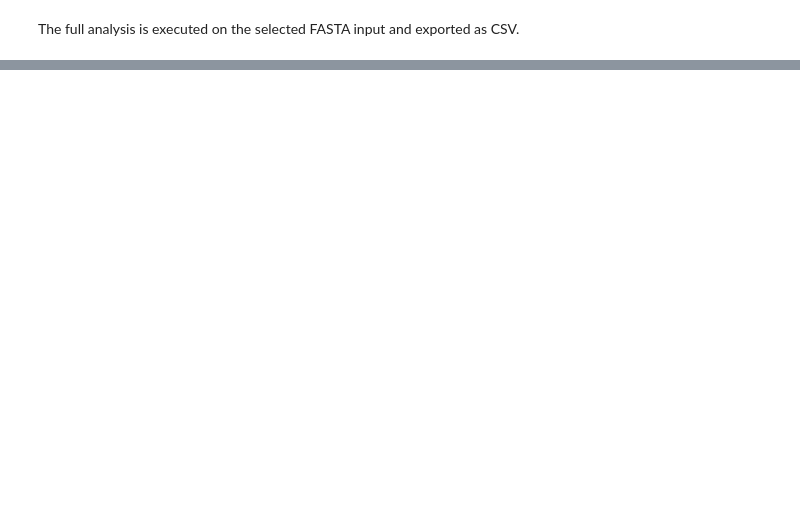
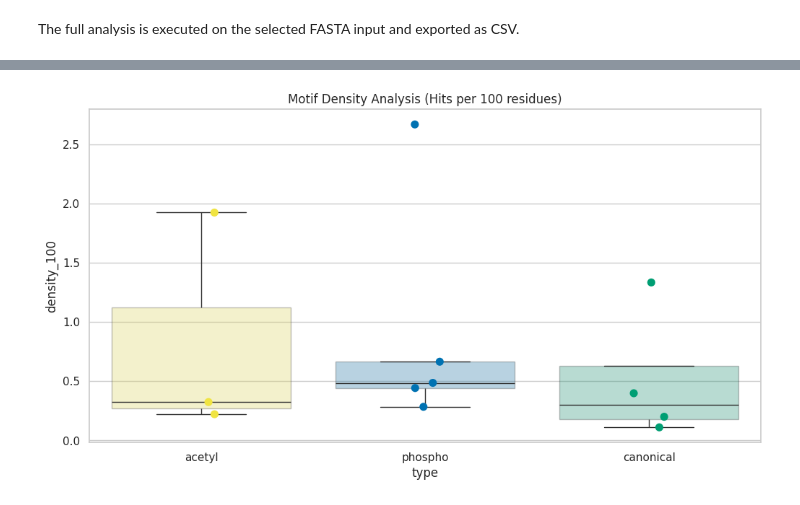
Before and after one commit to Marcin-Lubocki/CMAscan, a Jupyter notebook: Notebooks/CMAscan_colab.ipynb, the cells around one changed output, grey strips where cells are left out. Cells and saved outputs as stored; diff of their text form; code cells hidden in the pictures; blank space fills up the shorter version.

```diff
--- a/Notebooks/CMAscan_colab.ipynb
+++ b/Notebooks/CMAscan_colab.ipynb
@@ -735,7 +806,7 @@ def run_pipeline(input_path: str, output_csv: str = 'motif_hits_scored.csv') ->
 
     validate_input_file(in_path)
     records = parse_multifasta(in_path)
-    sanity_check_records(records, allow_x=True)
+    records = sanity_check_records(records, allow_x=True)
 
     ensure_pssm_matrices_loaded()
     iupred_script = ensure_iupred3_script()
@@ -792,0 +966,14 @@ files.download(str(result_path))
+# %%
+#@title 1. Frequency of Identified CMA Motif Types
+import matplotlib.pyplot as plt
+import seaborn as sns
+
+sns.set_theme(style="whitegrid")
+type_counts = df[df['type'] != 'No motifs found']['type'].value_counts().reset_index()
+type_counts.columns = ['Motif Type', 'Frequency']
+
+plt.figure(figsize=(10, 6))
+ax = sns.barplot(x='Motif Type', y='Frequency', data=type_counts, palette=MOTIF_COLORS, hue='Motif Type', legend=False)
+plt.title('Frequency of Identified CMA Motif Types', fontsize=14)
+for p in ax.patches: ax.annotate(f'{int(p.get_height())}', (p.get_x() + p.get_width() / 2., p.get_height()), ha='center', va='center', xytext=(0, 5), textcoords='offset points')
+plt.show()
@@ -792,0 +982,13 @@ files.download(str(result_path))
+# %%
+#@title 2. Density Analysis (Hits/100aa)
+hits_per_prot = df[df['type'] != 'No motifs found'].groupby(['protein_name', 'type']).size().reset_index(name='count')
+hits_per_prot['length'] = hits_per_prot['protein_name'].map(length_map)
+hits_per_prot['density_100'] = (hits_per_prot['count'] / hits_per_prot['length']) * 100
+
+plt.figure(figsize=(12, 6))
+sns.boxplot(data=hits_per_prot, x='type', y='density_100', palette=MOTIF_COLORS, hue='type', showfliers=False, boxprops={'alpha': 0.3})
+sns.stripplot(data=hits_per_prot, x='type', y='density_100', palette=MOTIF_COLORS, hue='type', jitter=True, size=8)
+plt.title('Motif Density Analysis (Hits per 100 residues)')
+plt.show()
+# %% [output]
+[figure, added]
```
Also changed, not shown: parts of 15 cells of this notebook, 12 other files.
